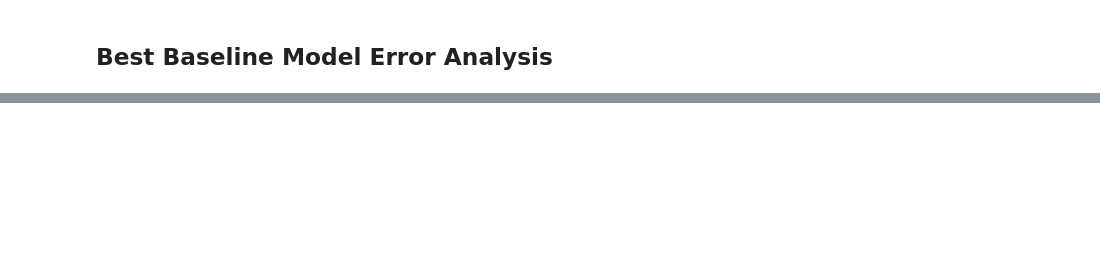
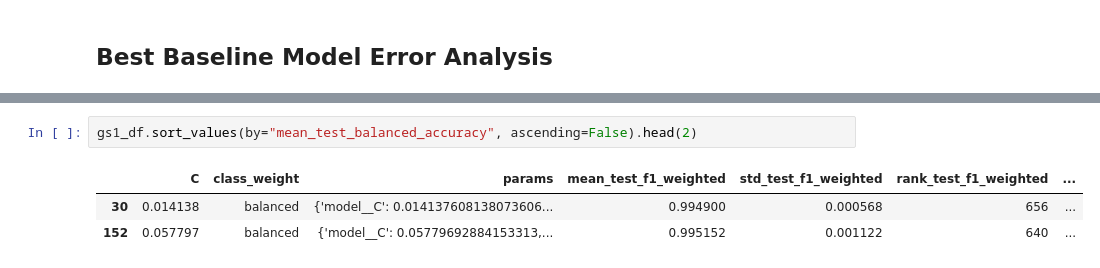
Before and after one commit to BradenAnderson/Quant-Case-Studies, a Jupyter notebook: 05_FirewallTraffic/AndersonLam_CS5.ipynb, the cells around one changed output, grey strips where cells are left out. Drawn from its saved outputs; the diff is of its cells as text; blank space fills up the shorter version.

```diff
--- a/05_FirewallTraffic/AndersonLam_CS5.ipynb
+++ b/05_FirewallTraffic/AndersonLam_CS5.ipynb
@@ -191,0 +244,6 @@ Name: columns_encoded, Length: 128, dtype: object
+# %%
+gs1_df.sort_values(by="mean_test_balanced_accuracy", ascending=False).head(2)
+# %% [output]
+|  | C | class_weight | params | mean_test_f1_weighted | std_test_f1_weighted | rank_test_f1_weighted | ... |
+| 30 | 0.014138 | balanced | {'model__C': 0.014137608138073606... | 0.994900 | 0.000568 | 656 | ... |
+| 152 | 0.057797 | balanced | {'model__C': 0.05779692884153313,... | 0.995152 | 0.001122 | 640 | ... |
```
Also changed, not shown: parts of 6 cells of this notebook, 1 other file.
